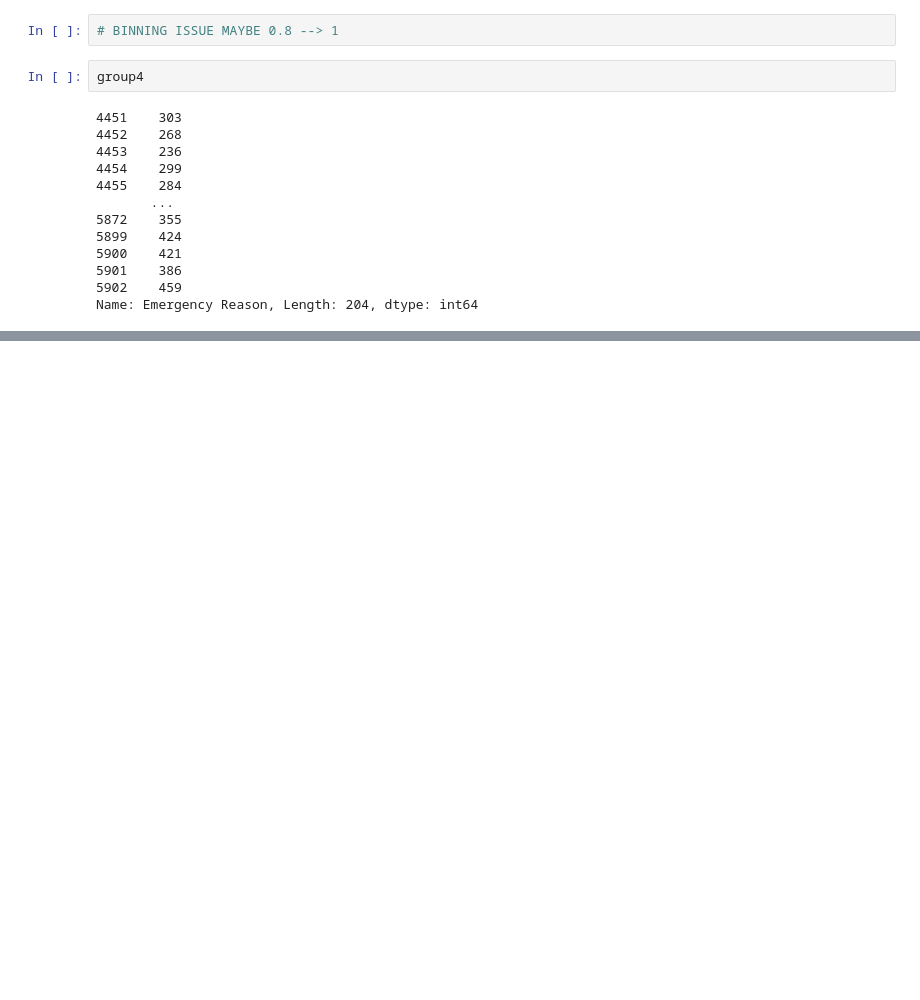
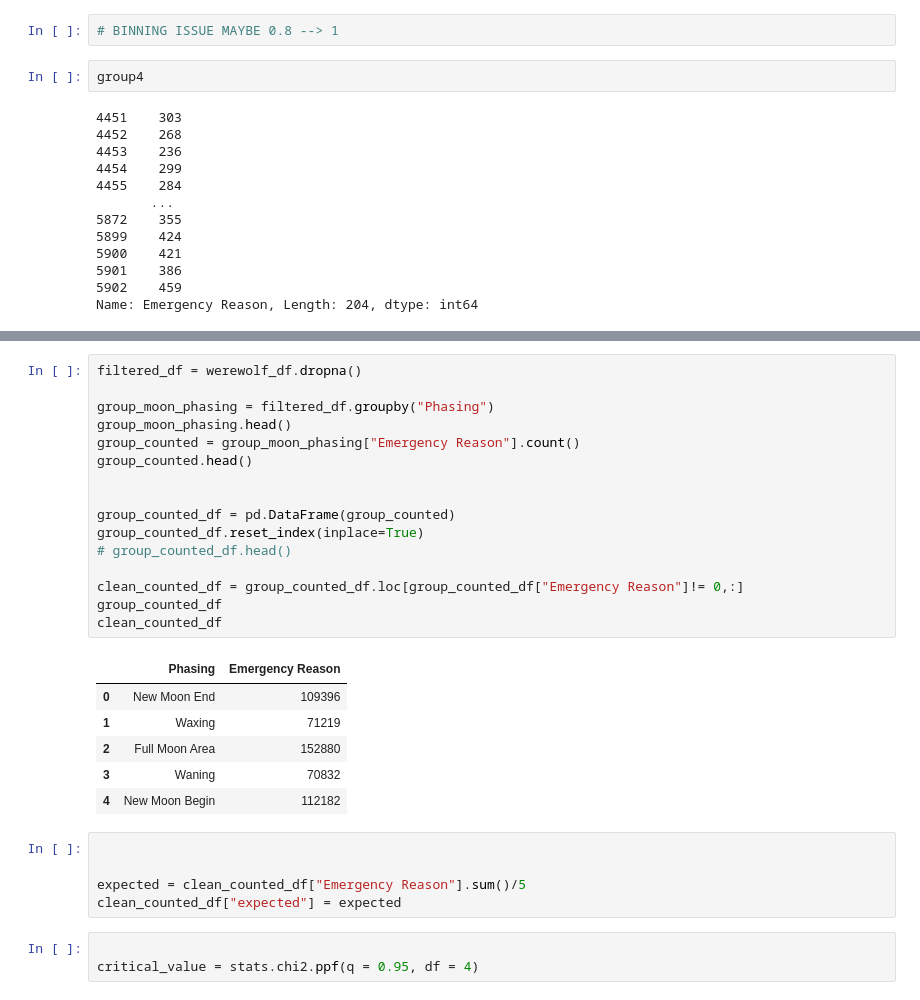
Before and after one commit to ytran010/The_Werewolves, a Jupyter notebook: Alexander.ipynb, the cells around one changed output, grey strips where cells are left out. Saved outputs shown, nothing was run; the diff lists cells and outputs as text; blank space fills up the shorter version.

```diff
--- a/Alexander.ipynb
+++ b/Alexander.ipynb
@@ -214,0 +273,31 @@ Name: Emergency Reason, Length: 204, dtype: int64
+# %%
+filtered_df = werewolf_df.dropna()
+
+group_moon_phasing = filtered_df.groupby("Phasing")
+group_moon_phasing.head()
+group_counted = group_moon_phasing["Emergency Reason"].count()
+group_counted.head()
+
+
+group_counted_df = pd.DataFrame(group_counted)
+group_counted_df.reset_index(inplace=True)
+# group_counted_df.head()
+
+clean_counted_df = group_counted_df.loc[group_counted_df["Emergency Reason"]!= 0,:]
+group_counted_df
+clean_counted_df
+# %% [output]
+|  | Phasing | Emergency Reason |
+| 0 | New Moon End | 109396 |
+| 1 | Waxing | 71219 |
+| 2 | Full Moon Area | 152880 |
+| 3 | Waning | 70832 |
+| 4 | New Moon Begin | 112182 |
+# %%
+
+
+expected = clean_counted_df["Emergency Reason"].sum()/5
+clean_counted_df["expected"] = expected
+# %%
+
+critical_value = stats.chi2.ppf(q = 0.95, df = 4)
```
Also changed, not shown: parts of 13 cells of this notebook.
